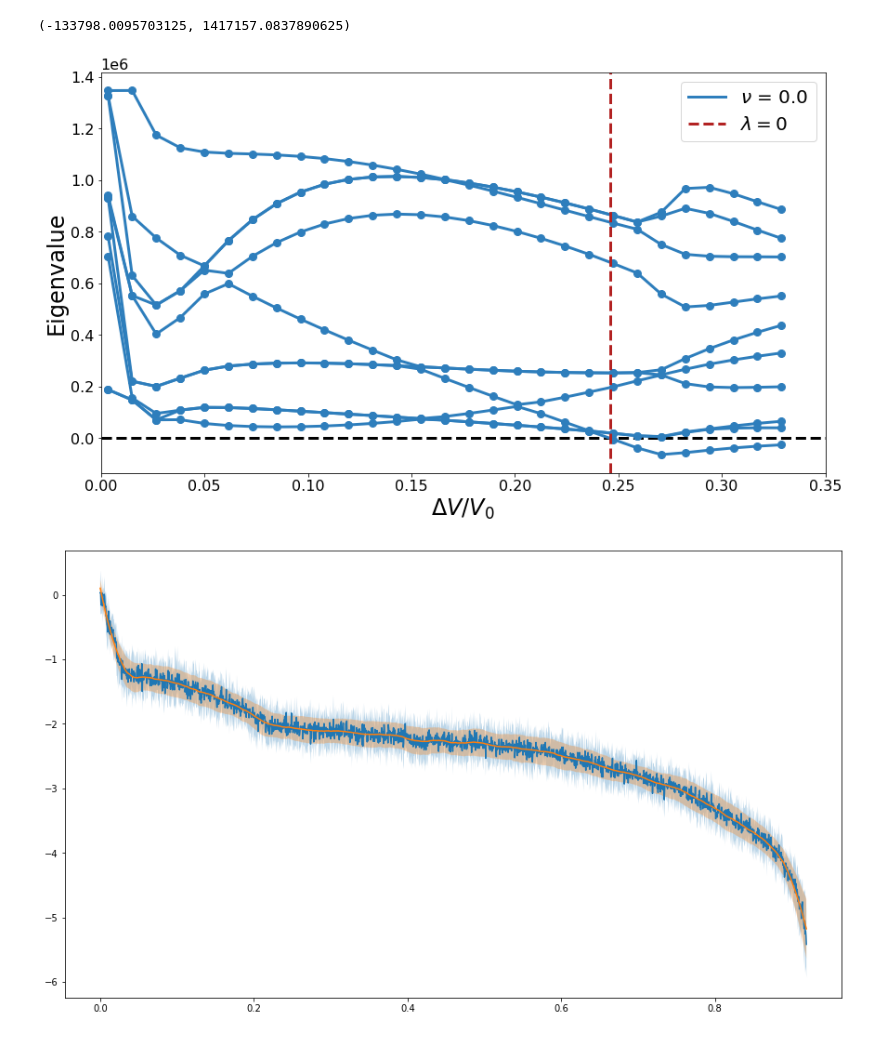
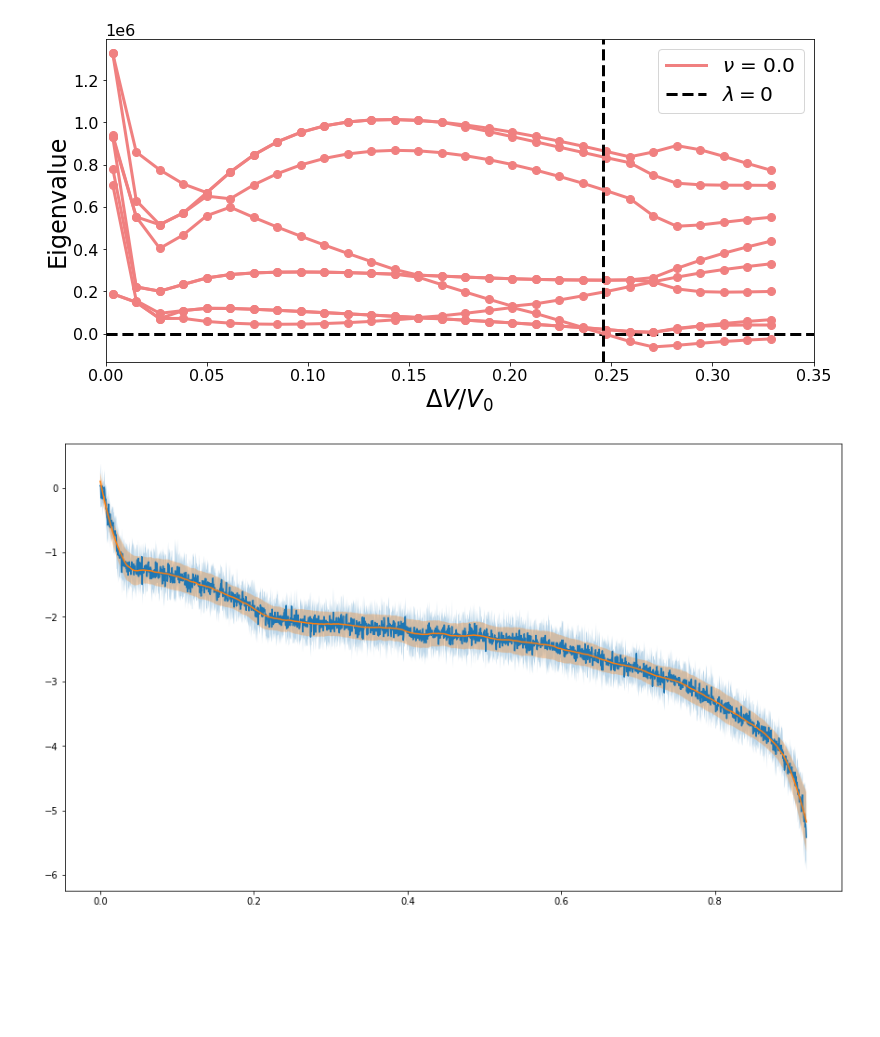
Before and after one commit to bertoldi-collab/buckling-cylinders, a Jupyter notebook: figure_making.ipynb, the cells around one changed output. Drawn from its saved outputs; the diff is of its cells as text; code cells hidden in the pictures; blank space fills up the shorter version.

Commit message:
figure making + minor changes

```diff
--- a/figure_making.ipynb
+++ b/figure_making.ipynb
@@ -14,3 +8,23 @@ markersize_all = 8
+# %%
+fontsize_legend = 20
+fontsize_axes = 24
+fontsize_ticks = 16
+linewidth_all = 3
+markersize_all = 8
+
+figsize_whole = (11,5.5)
+
+def smooth_pv_data(pressure, window_len = 100):
+    # window_len = 100
+    poly_order = 2
+    len_pressure, num_exp = np.shape(pressure)
+
+    pressure_smooth = np.zeros((len_pressure, num_exp))
+
+    for i in range(num_exp):
+        pressure_smooth[:,i] = savgol_filter(pressure[:,i], window_len, poly_order)
+
+    return pressure_smooth
 # %%
 nu_try = [0.0, 0.1, 0.2, 0.3, 0.4, 0.5]
 
@@ -31,9 +45,10 @@ for i,nu in enumerate(nu_try):
         temp_all = data_cur[:,0]
         freq_all = data_cur[:,1:]
 
-        color_plot = plt.get_cmap(cmap_all[i])(0.7)
+        # color_plot = plt.get_cmap(cmap_all[i])(0.7)
+        color_plot = 'lightcoral'
 
-        for j in range(np.shape(freq_all)[1]):
+        for j in range(np.shape(freq_all)[1]-1):
             ax.plot(-3*temp_all, freq_all[:,j], 'o', color = color_plot, markersize = markersize_all)
             if j == 0:
                 ax.plot(-3*temp_all, freq_all[:,j], '-', color = color_plot, label = rf'$\nu$ = {nu}', linewidth = linewidth_all)
@@ -51,4 +66,5 @@ ax.set_xlim(0,0.35)
 
 
 # fig.savefig('data_processed/change_nu_4folds_val.jpg')
+fig.savefig('data_processed/4folds_eigval_00_nolam0.jpg')
 # %% [output]
@@ -58,7 +162,7 @@ ax.set_xlim(0,0.35)
 nu_try = [0.0, 0.1, 0.2, 0.3, 0.4, 0.5]
 
 # fig, ax = plt.subplots(figsize = (14,10))
-fig, ax = plt.subplots(figsize = (12,7), constrained_layout = True)
+fig, ax = plt.subplots(figsize = figsize_whole, constrained_layout = True)
 
 initial_idx = 240
 
@@ -69,35 +173,37 @@ ax.hlines(0,0,0.35, 'k', '--', linewidth = linewidth_all)
 for i,nu in enumerate(nu_try):
     if i==0:
         idx_cur = initial_idx + i
         data_path = f'data_out/4fold-test_nu-{idx_cur}_eig_val.txt'
         data_cur = np.loadtxt(data_path)
         temp_all = data_cur[:,0]
         freq_all = data_cur[:,1:]
 
-        color_plot = plt.get_cmap(cmap_all[i])(0.7)
+        # color_plot = plt.get_cmap(cmap_all[i])(0.7)
+        color_plot = 'lightcoral'
 
-        for j in range(np.shape(freq_all)[1]):
+        for j in range(np.shape(freq_all)[1]-1):
             ax.plot(-3*temp_all, freq_all[:,j], 'o', color = color_plot, markersize = markersize_all)
             if j == 0:
                 ax.plot(-3*temp_all, freq_all[:,j], '-', color = color_plot, label = rf'$\nu$ = {nu}', linewidth = linewidth_all)
             else:
                 ax.plot(-3*temp_all, freq_all[:,j], '-', color = color_plot, linewidth = linewidth_all)
 
 ylim_cur = ax.get_ylim()
 f = lambda x: np.interp(x,-3*temp_all,freq_all[:,0])
 sol_root = root(f,0.25)
-ax.vlines(float(sol_root.x),ylim_cur[0], ylim_cur[1], 'firebrick', '--', linewidth = linewidth_all, label = '$\lambda = 0$')
+ax.vlines(float(sol_root.x),ylim_cur[0], ylim_cur[1], 'black', '--', linewidth = linewidth_all, label = '$\lambda = 0$')
 
 ax.legend(loc = 'best', fontsize = fontsize_legend)
 ax.set_xlabel('$\Delta V/V_0$', fontsize = fontsize_axes)
 ax.set_ylabel('Eigenvalue', fontsize = fontsize_axes)
 ax.tick_params(labelsize = fontsize_ticks)
 ax.yaxis.offsetText.set_fontsize(fontsize_ticks)
+ax.ticklabel_format(scilimits = (-5,3))
 ax.set_xlim(0,0.35)
 ax.set_ylim(ylim_cur)
 
 
 # fig.savefig('data_processed/change_nu_4folds_val.jpg')
+fig.savefig('data_processed/4folds_eigval_00.jpg', dpi = 300)
 # %% [output]
-(-133798.0095703125, 1417157.0837890625)
-[figure, old version]
+[figure, new version]
```
Also changed, not shown: parts of 9 cells of this notebook, 12 other files.
